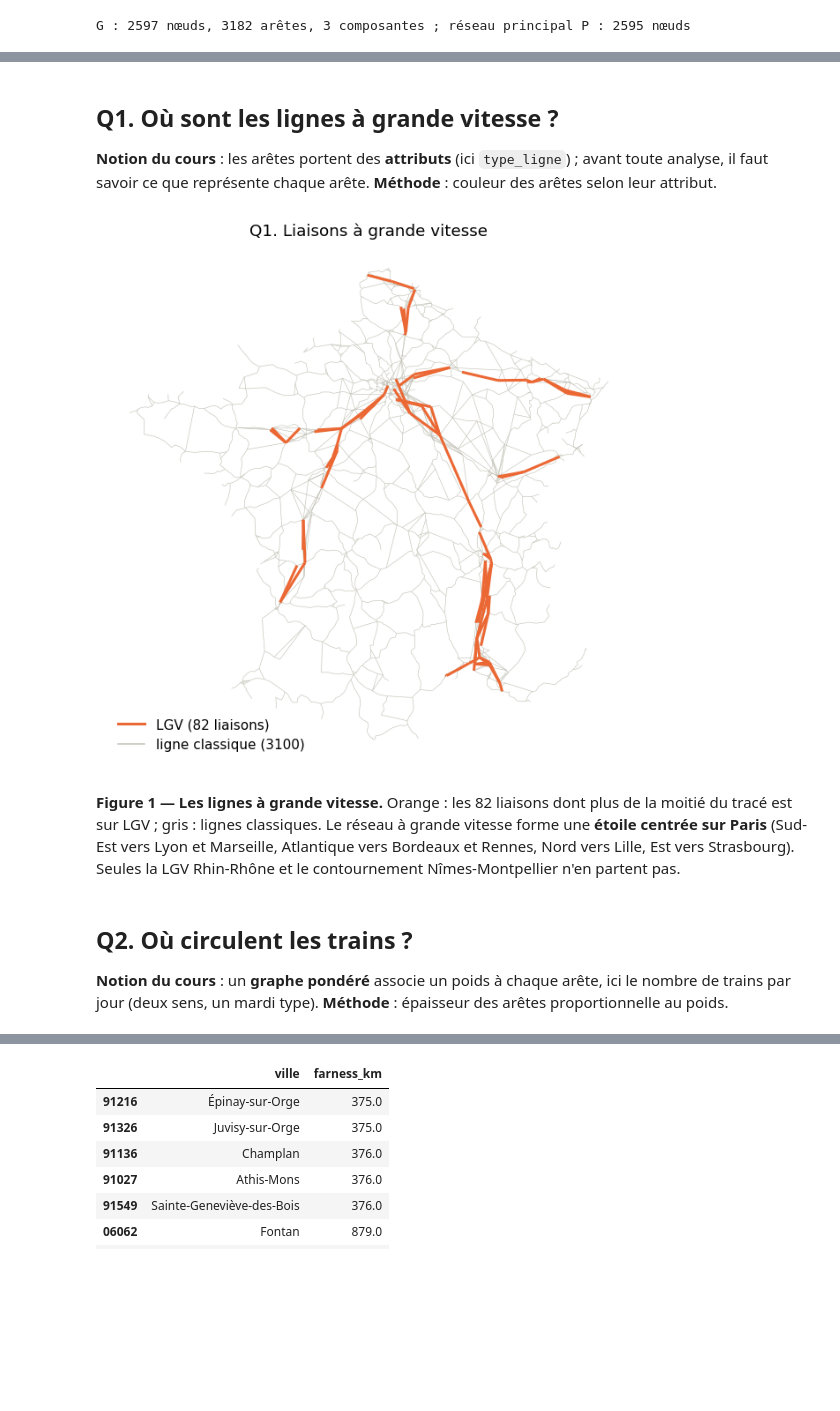
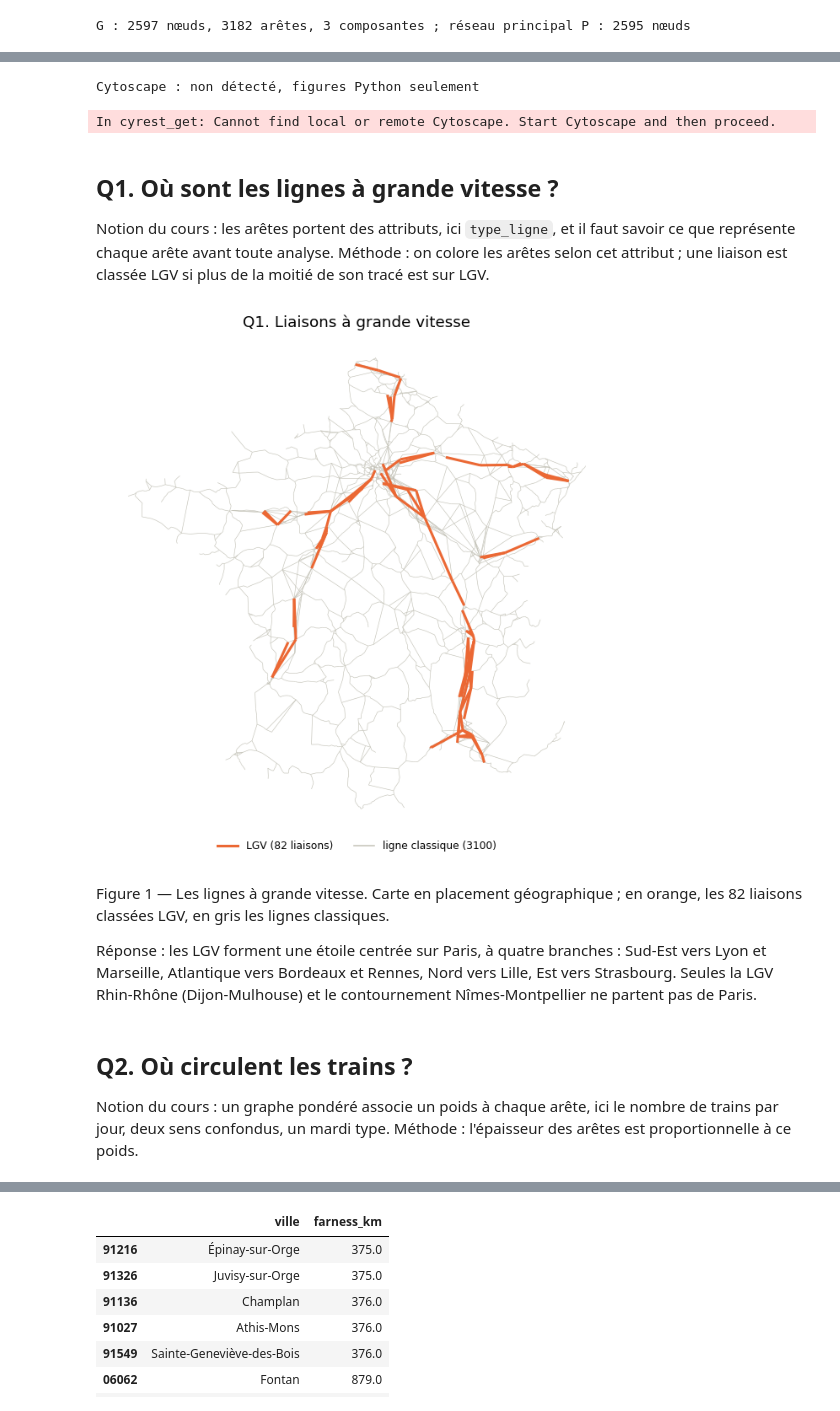
Before and after one commit to PhilRTFM/SNCF_Network_Interactions_Analysis, a Jupyter notebook: analyse_reseau.ipynb, the cells around one changed output, grey strips where cells are left out. Drawn from its saved outputs; the diff is of its cells as text; code cells hidden in the pictures; blank space fills up the shorter version.

```diff
--- a/analyse_reseau.ipynb
+++ b/analyse_reseau.ipynb
@@ -150,6 +135,10 @@ def carte(ax, titre):
     ax.set_title(titre)
     ax.set_aspect(1.45)
     ax.set_axis_off()
+
+
+# légende placée sous la carte, pour ne masquer aucune ville
+SOUS_CARTE = dict(loc="upper center", bbox_to_anchor=(0.5, 0.0), ncol=2, frameon=False, fontsize=8)
 # %% [output]
 G : 2597 nœuds, 3182 arêtes, 3 composantes ; réseau principal P : 2595 nœuds
 # %% [markdown]
@@ -164,5 +152,14 @@ Les graphiques qui ne sont pas des réseaux (courbe de robustesse en Q6, distanc
 # %%
-CYTOSCAPE = False  # True si Cytoscape est ouvert : chaque vue est alors exportée et affichée dans le notebook
+try:  # Cytoscape ouvert et py4cytoscape installé : chaque vue est exportée et affichée dans le notebook
+    import time
+
+    import py4cytoscape as p4c
+    from IPython.display import Image
+    p4c.cytoscape_ping()
+    CYTOSCAPE = True
+except Exception:
+    CYTOSCAPE = False
+print("Cytoscape :", "connecté" if CYTOSCAPE else "non détecté, figures Python seulement")
 liaisons["cle"] = liaisons["source"] + "~" + liaisons["target"]  # même clé que dans reseau_villes.cyjs
 
 
@@ -203,6 +200,8 @@ def cy_figure(nom, reseau):
     # exporte la vue Cytoscape en PNG et l'affiche dans le notebook (donc dans le PDF)
     p4c.clear_selection(network=reseau)
     p4c.fit_content(network=reseau)
+    time.sleep(1.5)  # laisser Cytoscape dessiner la vue avant de la recadrer et de l'exporter
+    p4c.fit_content(network=reseau)
     chemin = (FIGURES / f"{nom}_cytoscape.png").resolve()
     p4c.export_image(str(chemin), type="PNG", network=reseau, overwrite_file=True)
     display(Image(filename=str(chemin), width=600))
@@ -210,39 +209,43 @@ def cy_figure(nom, reseau):
 
 def cy_reseau(noeuds, aretes, titre, x, y):
     # nouveau réseau à partir de tables Python ; nœuds placés aux coordonnées x, y (Series indexées par id)
+    # les nœuds sont désignés par leur SUID : py4cytoscape relit les noms « 75056 » comme des nombres et ne les retrouve pas
     reseau = p4c.create_network_from_data_frames(noeuds, aretes, title=titre)
-    p4c.set_node_property_bypass(list(x.index), list(x), "NODE_X_LOCATION", network=reseau)
-    p4c.set_node_property_bypass(list(y.index), list(y), "NODE_Y_LOCATION", network=reseau)
+    table = p4c.get_table_columns("node", ["id"], network=reseau)
+    suid = pd.Series(table.index, index=table["id"].astype(str))
+    for valeurs, propriete in [(x, "NODE_X_LOCATION"), (y, "NODE_Y_LOCATION")]:
+        p4c.set_node_property_bypass([int(s) for s in suid[valeurs.index.astype(str)]], [float(v) for v in valeurs],
+                                     propriete, network=reseau)
     return reseau
 
 
 if CYTOSCAPE:
-    import py4cytoscape as p4c
-    from IPython.display import Image
-
-    p4c.cytoscape_ping()
     BASE = p4c.import_network_from_file(str((DONNEES / "reseau_villes.cyjs").resolve()))["networks"][0]
     cy_etiquettes([])
+# %% [output]
+Cytoscape : non détecté, figures Python seulement
+In cyrest_get: Cannot find local or remote Cytoscape. Start Cytoscape and then proceed.
 # %% [markdown]
 ## Q1. Où sont les lignes à grande vitesse ?
 
-**Notion du cours** : les arêtes portent des **attributs** (ici `type_ligne`) ; avant toute analyse, il faut savoir ce que représente chaque arête.
-**Méthode** : couleur des arêtes selon leur attribut.
+Notion du cours : les arêtes portent des attributs, ici `type_ligne`, et il faut savoir ce que représente chaque arête avant toute analyse. Méthode : on colore les arêtes selon cet attribut ; une liaison est classée LGV si plus de la moitié de son tracé est sur LGV.
 # %%
 lgv = liaisons[liaisons["type_ligne"] == "LGV"]
 fig, ax = plt.subplots(figsize=(7, 7))
 tracer_liaisons(ax, zip(liaisons.source, liaisons.target))
 tracer_liaisons(ax, zip(lgv.source, lgv.target), couleur=ORANGE, epaisseur=2)
 ax.legend(handles=[Line2D([], [], color=ORANGE, lw=2, label=f"LGV ({len(lgv)} liaisons)"),
                    Line2D([], [], color=GRIS, lw=1, label=f"ligne classique ({len(liaisons) - len(lgv)})")],
-          loc="lower left", frameon=False)
+          **SOUS_CARTE)
 carte(ax, "Q1. Liaisons à grande vitesse")
 plt.savefig(FIGURES / "Q1_LGV.png", bbox_inches="tight")
 plt.show()
 # %% [output]
-[figure, old version]
+[figure, new version]
 # %% [markdown]
-**Figure 1 — Les lignes à grande vitesse.** Orange : les 82 liaisons dont plus de la moitié du tracé est sur LGV ; gris : lignes classiques. Le réseau à grande vitesse forme une **étoile centrée sur Paris** (Sud-Est vers Lyon et Marseille, Atlantique vers Bordeaux et Rennes, Nord vers Lille, Est vers Strasbourg). Seules la LGV Rhin-Rhône et le contournement Nîmes-Montpellier n'en partent pas.
+Figure 1 — Les lignes à grande vitesse. Carte en placement géographique ; en orange, les 82 liaisons classées LGV, en gris les lignes classiques.
+
+Réponse : les LGV forment une étoile centrée sur Paris, à quatre branches : Sud-Est vers Lyon et Marseille, Atlantique vers Bordeaux et Rennes, Nord vers Lille, Est vers Strasbourg. Seules la LGV Rhin-Rhône (Dijon-Mulhouse) et le contournement Nîmes-Montpellier ne partent pas de Paris.
 # %%
 if CYTOSCAPE:  # Style → Edge → Stroke Color et Width : colonne type_ligne, Discrete Mapping
     cy_style("Q1_LGV", BASE, noeud=2)
@@ -252,8 +255,7 @@ if CYTOSCAPE:  # Style → Edge → Stroke Color et Width : colonne type_ligne,
 # %% [markdown]
 ## Q2. Où circulent les trains ?
 
-**Notion du cours** : un **graphe pondéré** associe un poids à chaque arête, ici le nombre de trains par jour (deux sens, un mardi type).
-**Méthode** : épaisseur des arêtes proportionnelle au poids.
+Notion du cours : un graphe pondéré associe un poids à chaque arête, ici le nombre de trains par jour, deux sens confondus, un mardi type. Méthode : l'épaisseur des arêtes est proportionnelle à ce poids.
 # %%
 fig, ax = plt.subplots(figsize=(7, 7))
 tracer_liaisons(ax, zip(liaisons.source, liaisons.target), couleur=BLEU, epaisseur=0.2 + liaisons["nb_trains_jour"] / 40)
```
Also changed, not shown: parts of 52 cells of this notebook, 14 other files.
